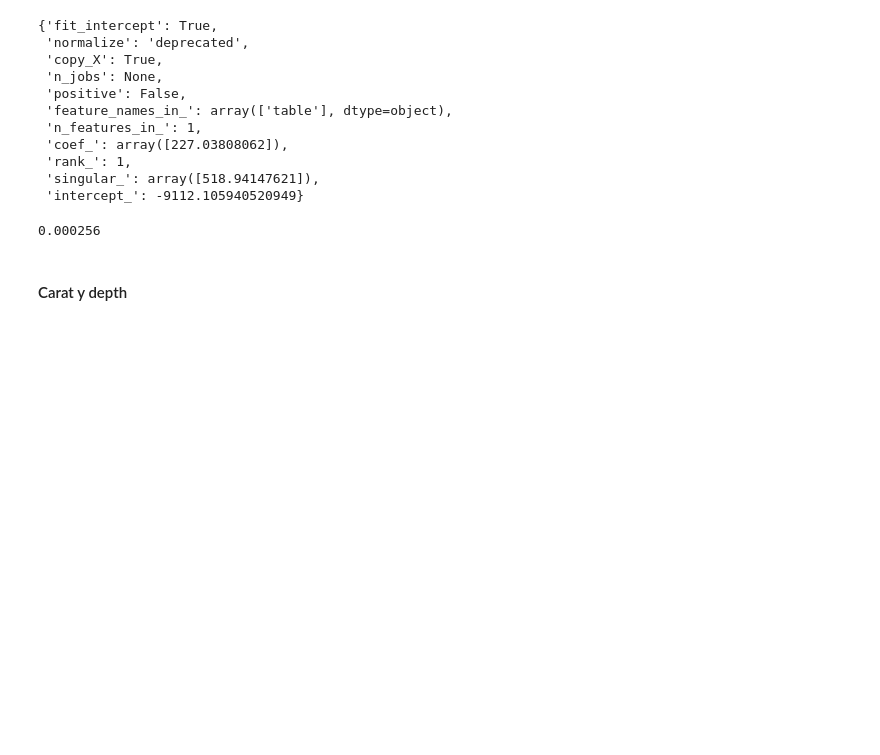
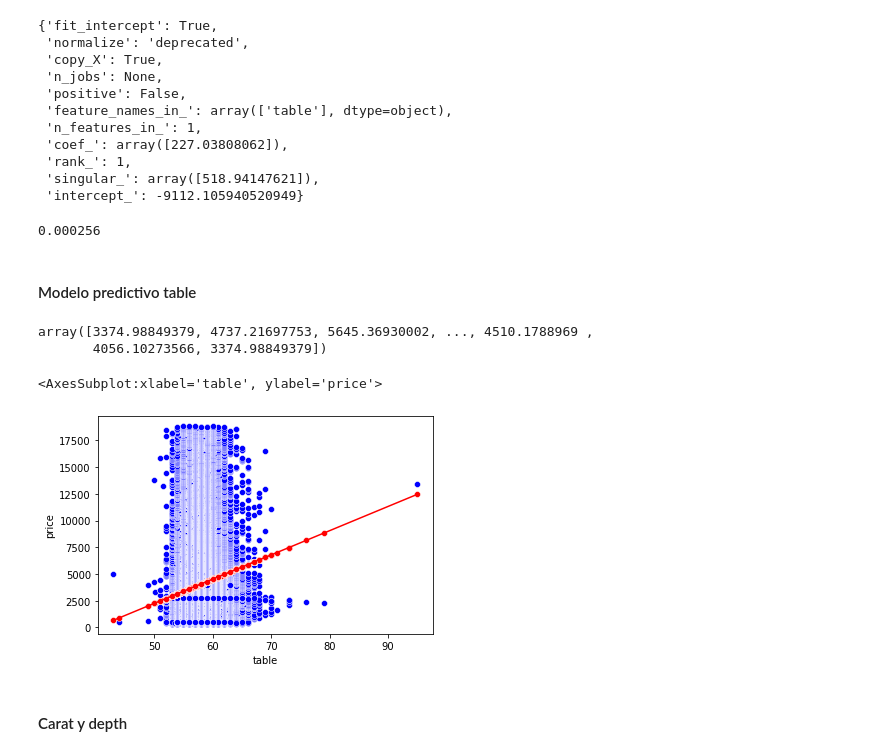
Before and after one commit to Papitasrancheras/A1_TC2003B.202, a Jupyter notebook: a1correlacion.ipynb, the cells around one changed output. Cells and saved outputs as stored; diff of their text form; code cells hidden in the pictures; blank space fills up the shorter version.

```diff
--- a/a1correlacion.ipynb
+++ b/a1correlacion.ipynb
@@ -236,6 +265,27 @@ model2.score(X=vt_indp, y=v_dep)
 0.016*0.016
 # %% [output]
 0.000256
+# %% [markdown]
+#### Modelo predictivo table
+# %%
+#Predecimos el precio del diamante a partir de la variable table
+y_pred2= model2.predict(X=diamond[['table']])
+y_pred2
+# %% [output]
+array([3374.98849379, 4737.21697753, 5645.36930002, ..., 4510.1788969 ,
+       4056.10273566, 3374.98849379])
+# %%
+#Insertamos la columna de predicciones en el DataFrame
+diamond.insert(0, 'Predicciones_t', y_pred2)
+diamond
+# %%
+#Visualizamos la gráfica comparativa entre el total real y el total predecido
+sns.scatterplot(x='table', y='price', color="blue", data=diamond)
+sns.scatterplot(x='table', y='Predicciones_t', color="red", data=diamond)
+sns.lineplot(x='table', y='Predicciones_t', color="red", data=diamond)
+# %% [output]
+<AxesSubplot:xlabel='table', ylabel='price'>
+[figure, added]
 # %% [markdown]
 #### Carat y depth
 # %%
```
Also changed, not shown: parts of 12 cells of this notebook.
